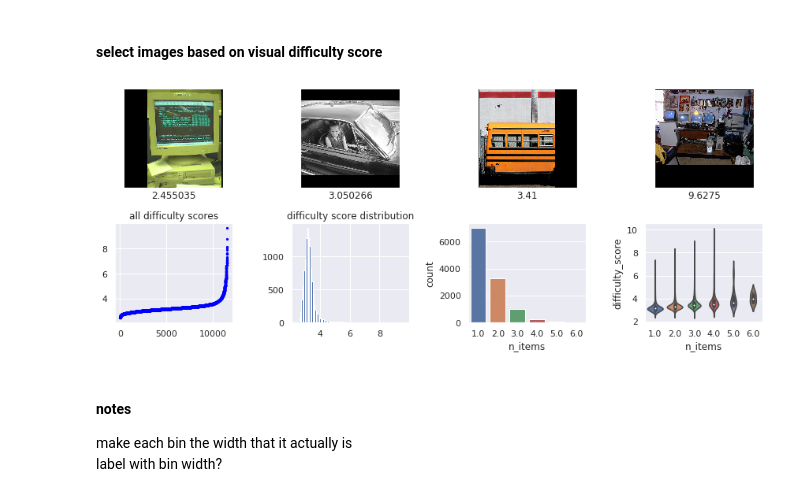
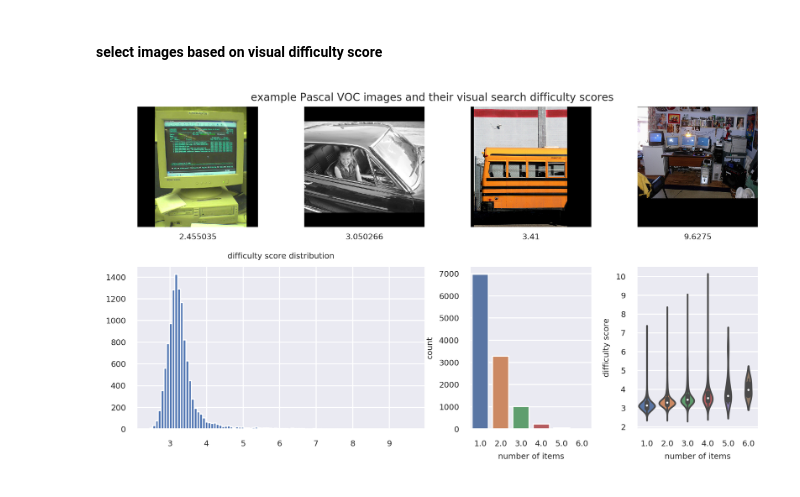
Before and after one commit to NickleDave/visual-search-nets, a Jupyter notebook: docs/notebooks/paper/VSD/00-VSD-dataset.ipynb, the cells around one changed output. Saved outputs shown, nothing was run; the diff lists cells and outputs as text; code cells hidden in the pictures.

Commit message:
revise figure code in notebooks/paper/VSD/00-VSD-dataset.ipynb

```diff
--- a/docs/notebooks/paper/VSD/00-VSD-dataset.ipynb
+++ b/docs/notebooks/paper/VSD/00-VSD-dataset.ipynb
@@ -12,6 +12,9 @@ import torchvision.transforms as vis_transforms
 import searchnets
 from searchnets import transforms
 from searchnets.datasets import VOCDetection
+# %%
+def cm_to_inches(cm):
+    return cm / 2.54
 # %%
 VSD_DATASET_SPLIT_CSV = here().joinpath('data/Visual_Search_Difficulty_v1.0/VSD_dataset_split.csv')
 
@@ -109,45 +112,53 @@ for batch in train_loader:
 
 vsd_df['n_items'] = np.concatenate(n_items_all)
 # %%
-sns.set()
+RC= {'axes.labelsize': 6,
+     'axes.titlesize': 6,
+     'xtick.labelsize': 6,
+     'ytick.labelsize': 6,
+     'legend.fontsize': 6,
+     }
 
-fig = plt.figure(constrained_layout=False, figsize=(12,5))
+sns.set_style("darkgrid")
+sns.set_context("paper", rc=RC)
+
+FIGSIZE = tuple(cm_to_inches(size) for size in (17.4, 10))
+DPI = 300
+fig = plt.figure(figsize=FIGSIZE, dpi=DPI)
 gs = fig.add_gridspec(2, 4)
 
 img_ax = [fig.add_subplot(gs[0, ind]) for ind in range(4)]
-vsd_scatter_ax = fig.add_subplot(gs[1,0])
-vsd_hist_ax = fig.add_subplot(gs[1,1])
+vsd_hist_ax = fig.add_subplot(gs[1,:2])
 n_items_counts_ax = fig.add_subplot(gs[1,2])
 items_diff_score_scatter_ax = fig.add_subplot(gs[1,3])
 
 for ind, (name, img_dict) in enumerate(FOR_FIG.items()):
     img = img_dict['img']
     img = np.transpose(img, (1, 2, 0))
     img_ax[ind].set_xticks([])
     img_ax[ind].set_yticks([])
     img_ax[ind].imshow(img)
     img_ax[ind].set_xlabel(img_dict['vsd_score'])
 
-
-scatter_kws={"color":"blue", "alpha":1, "s":5, "edgecolors":'face', "linewidths":1}
-
-vsd_scatter_ax.scatter(x=np.arange(len(vsd_df)),
-                       y=vsd_df['difficulty_score'].sort_values(),
-                       **scatter_kws);
-vsd_scatter_ax.set_title('all difficulty scores')
-
 vsd_hist_ax.hist(vsd_df['difficulty_score'], bins='scott')
 vsd_hist_ax.set_title('difficulty score distribution')
 
 sns.countplot(x='n_items', data=vsd_df,
               ax=n_items_counts_ax)
-
-# sns.scatterplot(x='n_items', y='difficulty_score', data=vsd_df,
-#                 ax=items_diff_score_scatter_ax)
+n_items_counts_ax.set_xlabel('number of items')
 
 sns.violinplot(x="n_items", y="difficulty_score", data=vsd_df, ax=items_diff_score_scatter_ax)
-# sns.swarmplot(x="n_items", y="difficulty_score", data=vsd_df, ax=items_diff_score_scatter_ax)
+items_diff_score_scatter_ax.set_xlabel('number of items')
+items_diff_score_scatter_ax.set_ylabel('difficulty score')
 
-fig.tight_layout()
+fig.suptitle('example Pascal VOC images and their visual search difficulty scores', fontsize=8)
+
+fig.tight_layout(pad=0.05)
+
+for ext in ('svg', 'png'):
+    fig_path = here().joinpath(
+        f'docs/paper/fig5/fig5.{ext}'
+    )
+    plt.savefig(fig_path, bbox_inches='tight')
 # %% [output]
-[figure, old version]
+[figure, new version]
@@ -161,4 +164,0 @@ vsd_df['score_bin'] = score_bins
-# %% [markdown]
-#### notes
-make each bin the width that it actually is
-label with bin width?
```
Also changed, not shown: parts of 4 cells of this notebook.
